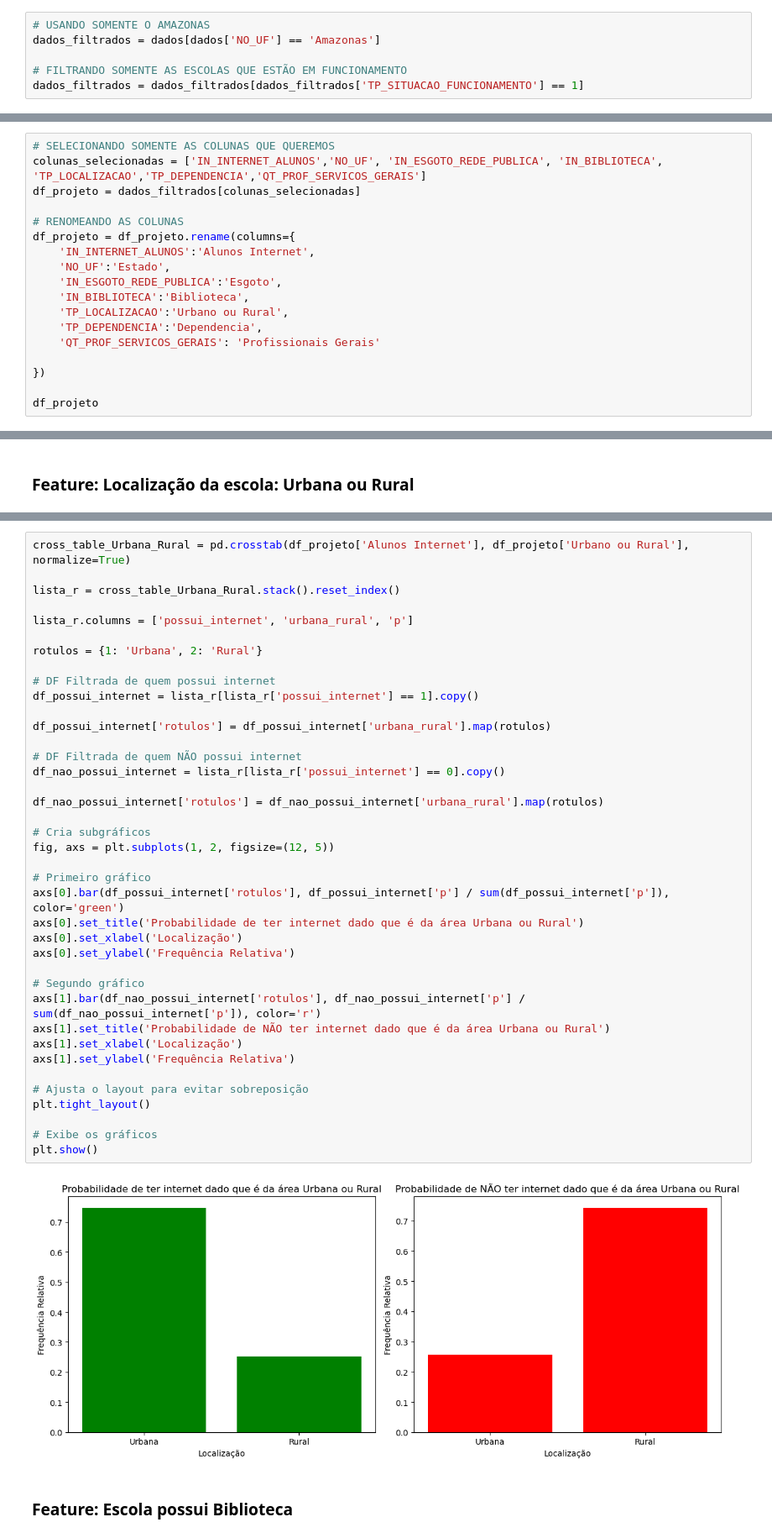
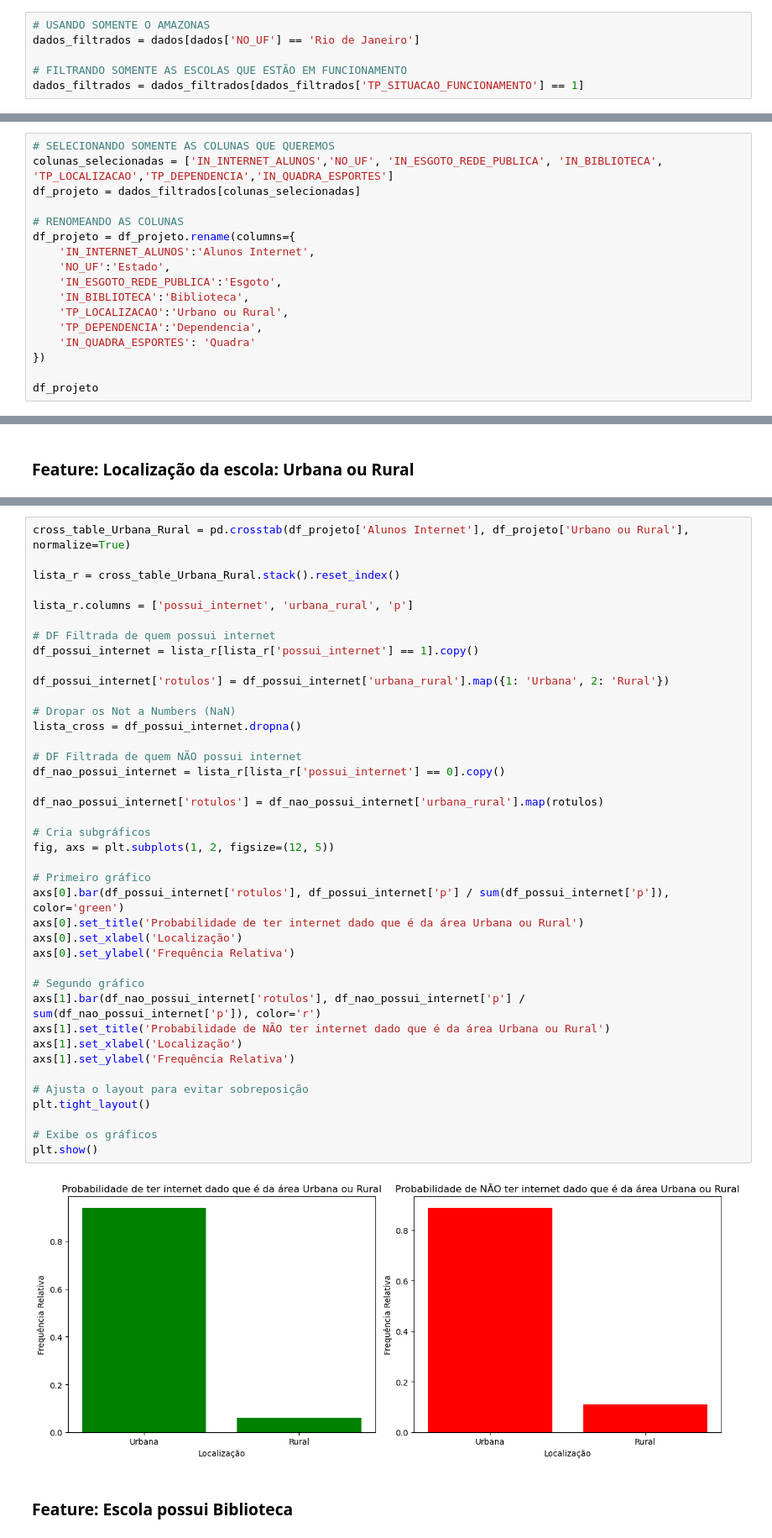
Before and after one commit to joaolindenberg/P2_CEDA2, a Jupyter notebook: main.ipynb, the cells around one changed output, grey strips where cells are left out. Shown: that part at 84% size. Saved outputs shown, nothing was run; the diff lists cells and outputs as text.

```diff
--- a/main.ipynb
+++ b/main.ipynb
@@ -77,7 +78,7 @@ dados.describe()
 8 rows × 369 columns
 # %%
 # USANDO SOMENTE O AMAZONAS
-dados_filtrados = dados[dados['NO_UF'] == 'Amazonas']
+dados_filtrados = dados[dados['NO_UF'] == 'Rio de Janeiro']
 
 # FILTRANDO SOMENTE AS ESCOLAS QUE ESTÃO EM FUNCIONAMENTO
 dados_filtrados = dados_filtrados[dados_filtrados['TP_SITUACAO_FUNCIONAMENTO'] == 1]
@@ -176,7 +177,7 @@ Legenda:
 </h3>
 # %%
 # SELECIONANDO SOMENTE AS COLUNAS QUE QUEREMOS
-colunas_selecionadas = ['IN_INTERNET_ALUNOS','NO_UF', 'IN_ESGOTO_REDE_PUBLICA', 'IN_BIBLIOTECA', 'TP_LOCALIZACAO','TP_DEPENDENCIA','QT_PROF_SERVICOS_GERAIS']
+colunas_selecionadas = ['IN_INTERNET_ALUNOS','NO_UF', 'IN_ESGOTO_REDE_PUBLICA', 'IN_BIBLIOTECA', 'TP_LOCALIZACAO','TP_DEPENDENCIA','IN_QUADRA_ESPORTES']
 df_projeto = dados_filtrados[colunas_selecionadas]
 
 # RENOMEANDO AS COLUNAS
@@ -187,8 +188,7 @@ df_projeto = df_projeto.rename(columns={
     'IN_BIBLIOTECA':'Biblioteca',
     'TP_LOCALIZACAO':'Urbano ou Rural',
     'TP_DEPENDENCIA':'Dependencia',
-    'QT_PROF_SERVICOS_GERAIS': 'Profissionais Gerais'
-
+    'IN_QUADRA_ESPORTES': 'Quadra'
 })
 
 df_projeto
@@ -257,40 +260,41 @@ lista_r = cross_table_Urbana_Rural.stack().reset_index()
 
 lista_r.columns = ['possui_internet', 'urbana_rural', 'p']
 
-rotulos = {1: 'Urbana', 2: 'Rural'}
-
 # DF Filtrada de quem possui internet
 df_possui_internet = lista_r[lista_r['possui_internet'] == 1].copy()
 
-df_possui_internet['rotulos'] = df_possui_internet['urbana_rural'].map(rotulos)
+df_possui_internet['rotulos'] = df_possui_internet['urbana_rural'].map({1: 'Urbana', 2: 'Rural'})
+
+# Dropar os Not a Numbers (NaN)
+lista_cross = df_possui_internet.dropna()
 
 # DF Filtrada de quem NÃO possui internet
 df_nao_possui_internet = lista_r[lista_r['possui_internet'] == 0].copy()
 
 df_nao_possui_internet['rotulos'] = df_nao_possui_internet['urbana_rural'].map(rotulos)
 
 # Cria subgráficos
 fig, axs = plt.subplots(1, 2, figsize=(12, 5))
 
 # Primeiro gráfico
 axs[0].bar(df_possui_internet['rotulos'], df_possui_internet['p'] / sum(df_possui_internet['p']), color='green')
 axs[0].set_title('Probabilidade de ter internet dado que é da área Urbana ou Rural')
 axs[0].set_xlabel('Localização')
 axs[0].set_ylabel('Frequência Relativa')
 
 # Segundo gráfico
 axs[1].bar(df_nao_possui_internet['rotulos'], df_nao_possui_internet['p'] / sum(df_nao_possui_internet['p']), color='r')
 axs[1].set_title('Probabilidade de NÃO ter internet dado que é da área Urbana ou Rural')
 axs[1].set_xlabel('Localização')
 axs[1].set_ylabel('Frequência Relativa')
 
 # Ajusta o layout para evitar sobreposição
 plt.tight_layout()
 
 # Exibe os gráficos
 plt.show()
 # %% [output]
-[figure, old version]
+[figure, new version]
 # %% [markdown]
 ### Feature: Escola possui Biblioteca
 # %%
```
Also changed, not shown: parts of 26 cells of this notebook.
